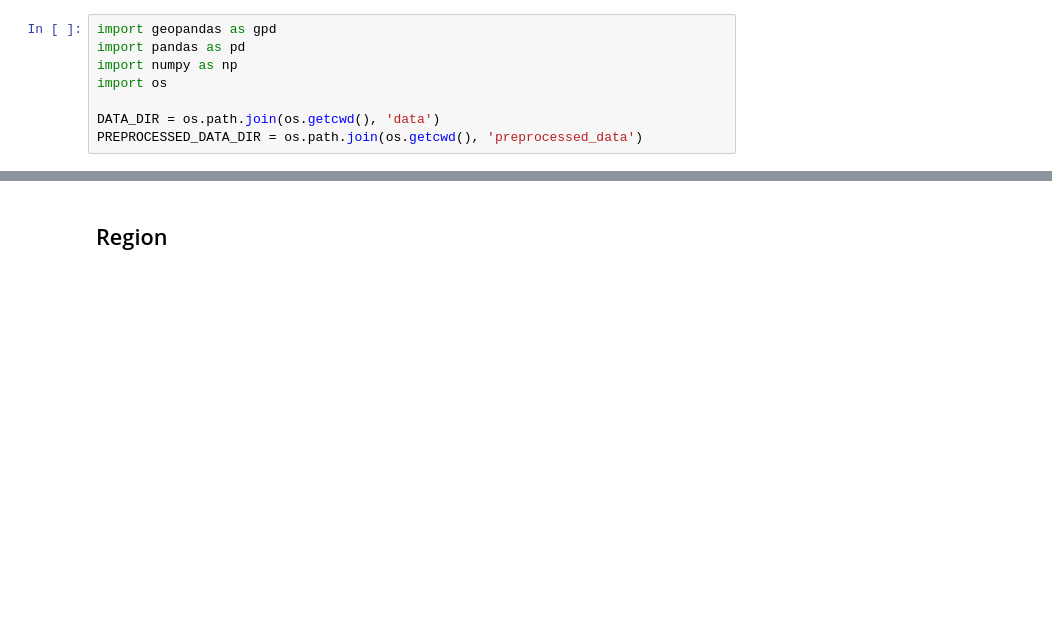
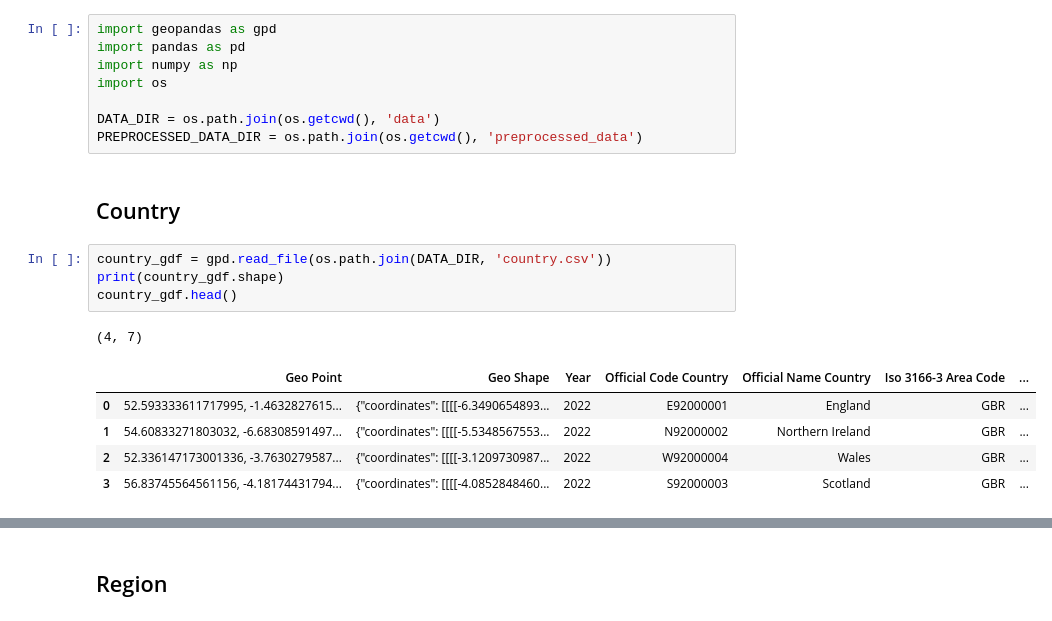
Before and after one commit to Gulilil/IF4040_SpatialDatabase, a Jupyter notebook: process.ipynb, the cells around one changed output, grey strips where cells are left out. Cells and saved outputs as stored; diff of their text form; blank space fills up the shorter version.

```diff
--- a/process.ipynb
+++ b/process.ipynb
@@ -6,3 +6,16 @@ import os
 
 DATA_DIR = os.path.join(os.getcwd(), 'data')
 PREPROCESSED_DATA_DIR = os.path.join(os.getcwd(), 'preprocessed_data')
+# %% [markdown]
+## Country
+# %%
+country_gdf = gpd.read_file(os.path.join(DATA_DIR, 'country.csv'))
+print(country_gdf.shape)
+country_gdf.head()
+# %% [output]
+(4, 7)
+|  | Geo Point | Geo Shape | Year | Official Code Country | Official Name Country | Iso 3166-3 Area Code | ... |
+| 0 | 52.593333611717995, -1.4632827615... | {"coordinates": [[[[-6.3490654893... | 2022 | E92000001 | England | GBR | ... |
+| 1 | 54.60833271803032, -6.68308591497... | {"coordinates": [[[[-5.5348567553... | 2022 | N92000002 | Northern Ireland | GBR | ... |
+| 2 | 52.336147173001336, -3.7630279587... | {"coordinates": [[[[-3.1209730987... | 2022 | W92000004 | Wales | GBR | ... |
+| 3 | 56.83745564561156, -4.18174431794... | {"coordinates": [[[[-4.0852848460... | 2022 | S92000003 | Scotland | GBR | ... |
```
Also changed, not shown: parts of 13 cells of this notebook, 10 other files.
